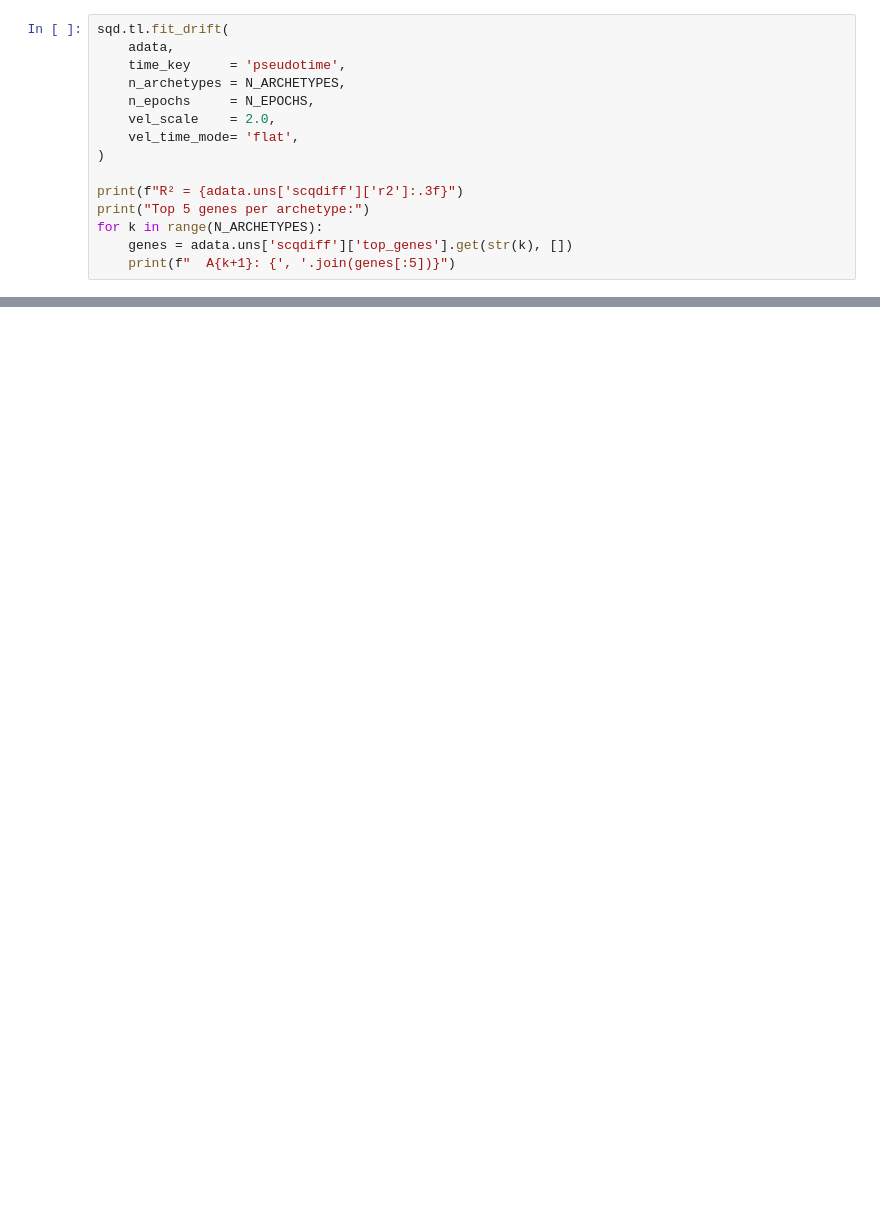
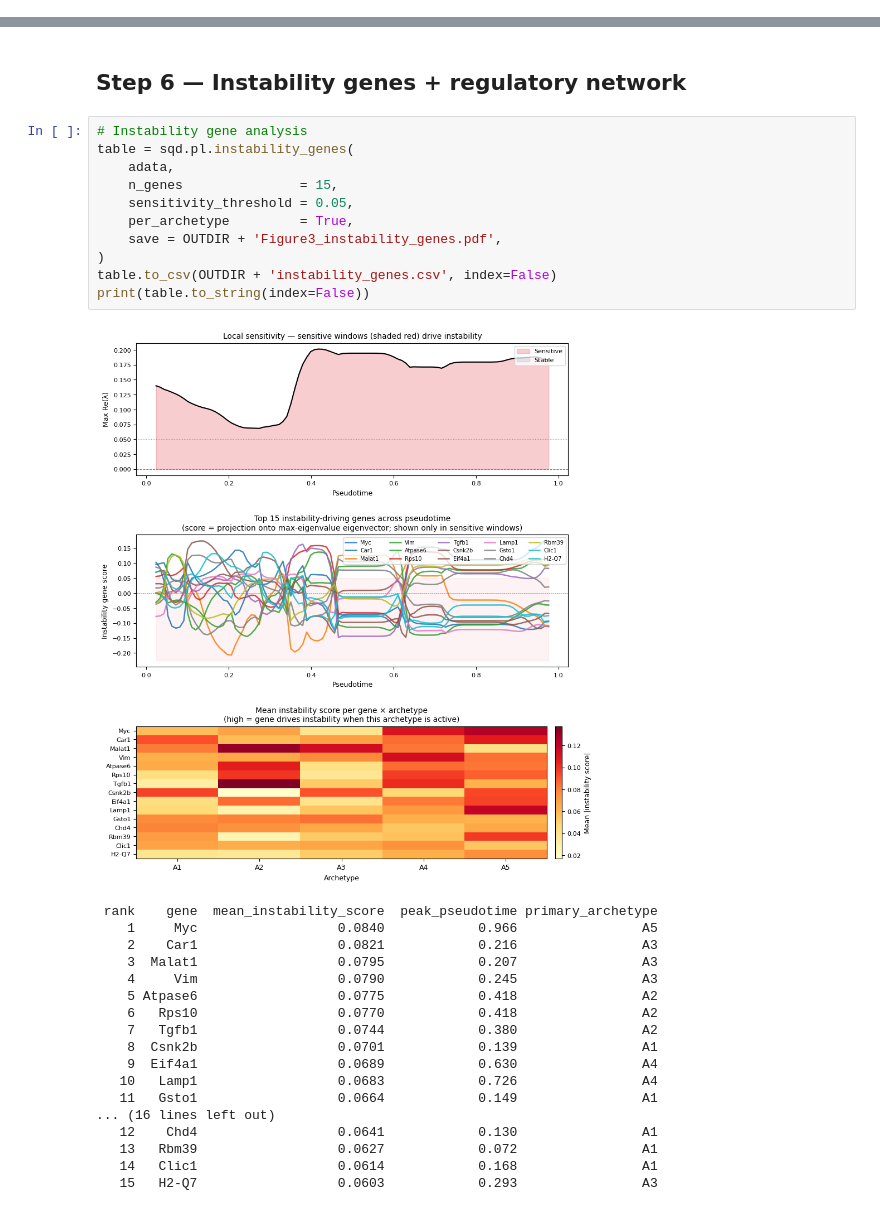
Before and after one commit to manarai/scJDO, a Jupyter notebook: Figures_notebook/Figure3.ipynb, the cells around one changed output, grey strips where cells are left out. Drawn from its saved outputs; the diff is of its cells as text; blank space fills up the shorter version.

Commit message:
Update analysis notebooks

```diff
--- a/Figures_notebook/Figure3.ipynb
+++ b/Figures_notebook/Figure3.ipynb
@@ -61,15 +0,0 @@ Pseudotime range: [0.000, 1.000]
-# %%
-sqd.tl.fit_drift(
-    adata,
-    time_key     = 'pseudotime',
-    n_archetypes = N_ARCHETYPES,
-    n_epochs     = N_EPOCHS,
-    vel_scale    = 2.0,
-    vel_time_mode= 'flat',
-)
-
-print(f"R² = {adata.uns['scqdiff']['r2']:.3f}")
-print("Top 5 genes per archetype:")
-for k in range(N_ARCHETYPES):
-    genes = adata.uns['scqdiff']['top_genes'].get(str(k), [])
-    print(f"  A{k+1}: {', '.join(genes[:5])}")
@@ -303,0 +372,32 @@ array([<Axes: title={'center': 'Sp1  —  top targets  (weighted score=0.790, pe
+# %% [markdown]
+## Step 6 — Instability genes + regulatory network
+# %%
+# Instability gene analysis
+table = sqd.pl.instability_genes(
+    adata,
+    n_genes               = 15,
+    sensitivity_threshold = 0.05,
+    per_archetype         = True,
+    save = OUTDIR + 'Figure3_instability_genes.pdf',
+)
+table.to_csv(OUTDIR + 'instability_genes.csv', index=False)
+print(table.to_string(index=False))
+# %% [output]
+[figure, added]
+ rank    gene  mean_instability_score  peak_pseudotime primary_archetype
+    1     Myc                  0.0840            0.966                A5
+    2    Car1                  0.0821            0.216                A3
+    3  Malat1                  0.0795            0.207                A3
+    4     Vim                  0.0790            0.245                A3
+    5 Atpase6                  0.0775            0.418                A2
+    6   Rps10                  0.0770            0.418                A2
+    7   Tgfb1                  0.0744            0.380                A2
+    8  Csnk2b                  0.0701            0.139                A1
+    9  Eif4a1                  0.0689            0.630                A4
+   10   Lamp1                  0.0683            0.726                A4
+   11   Gsto1                  0.0664            0.149                A1
+... (16 lines left out)
+   12    Chd4                  0.0641            0.130                A1
+   13   Rbm39                  0.0627            0.072                A1
+   14   Clic1                  0.0614            0.168                A1
+   15   H2-Q7                  0.0603            0.293                A3
```
Also changed, not shown: parts of 38 cells of this notebook, 1 other file.
